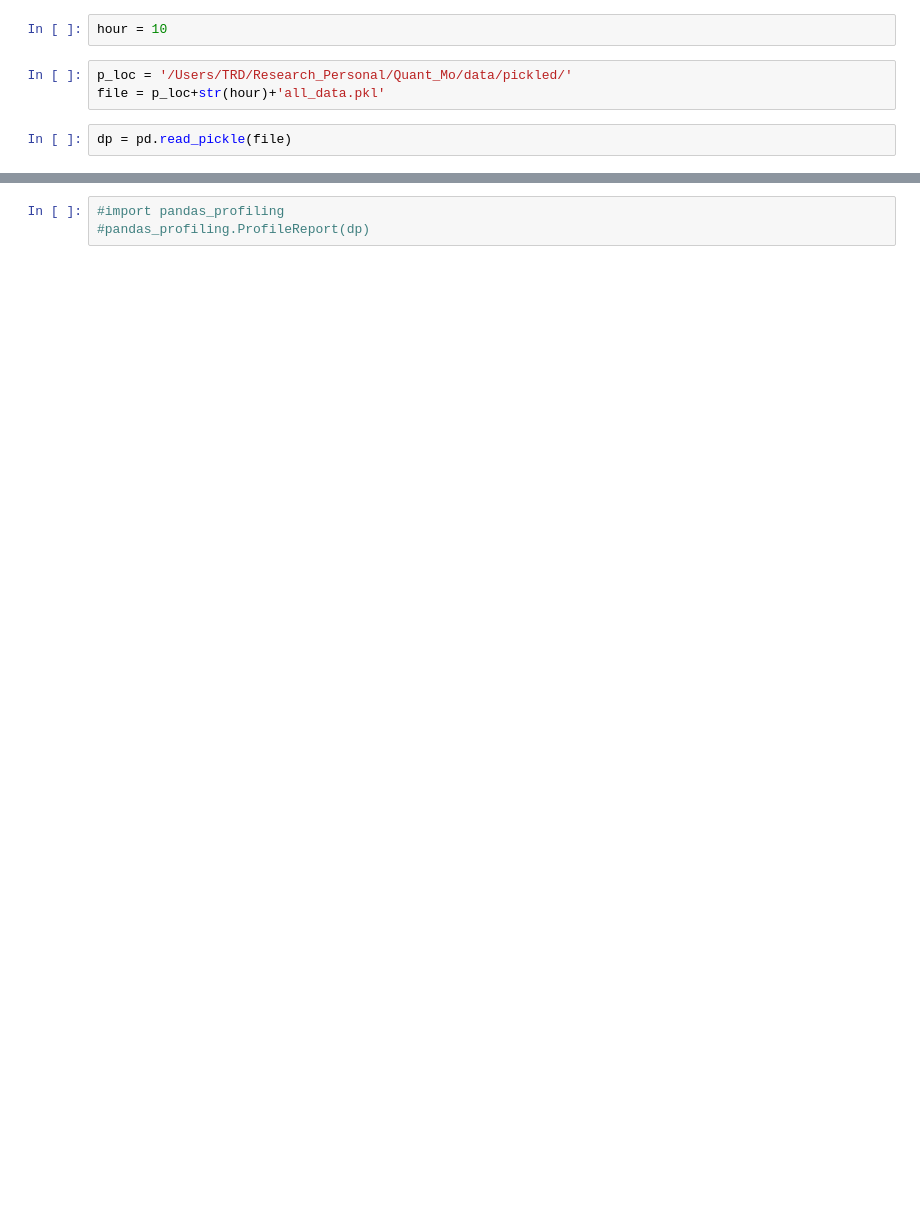
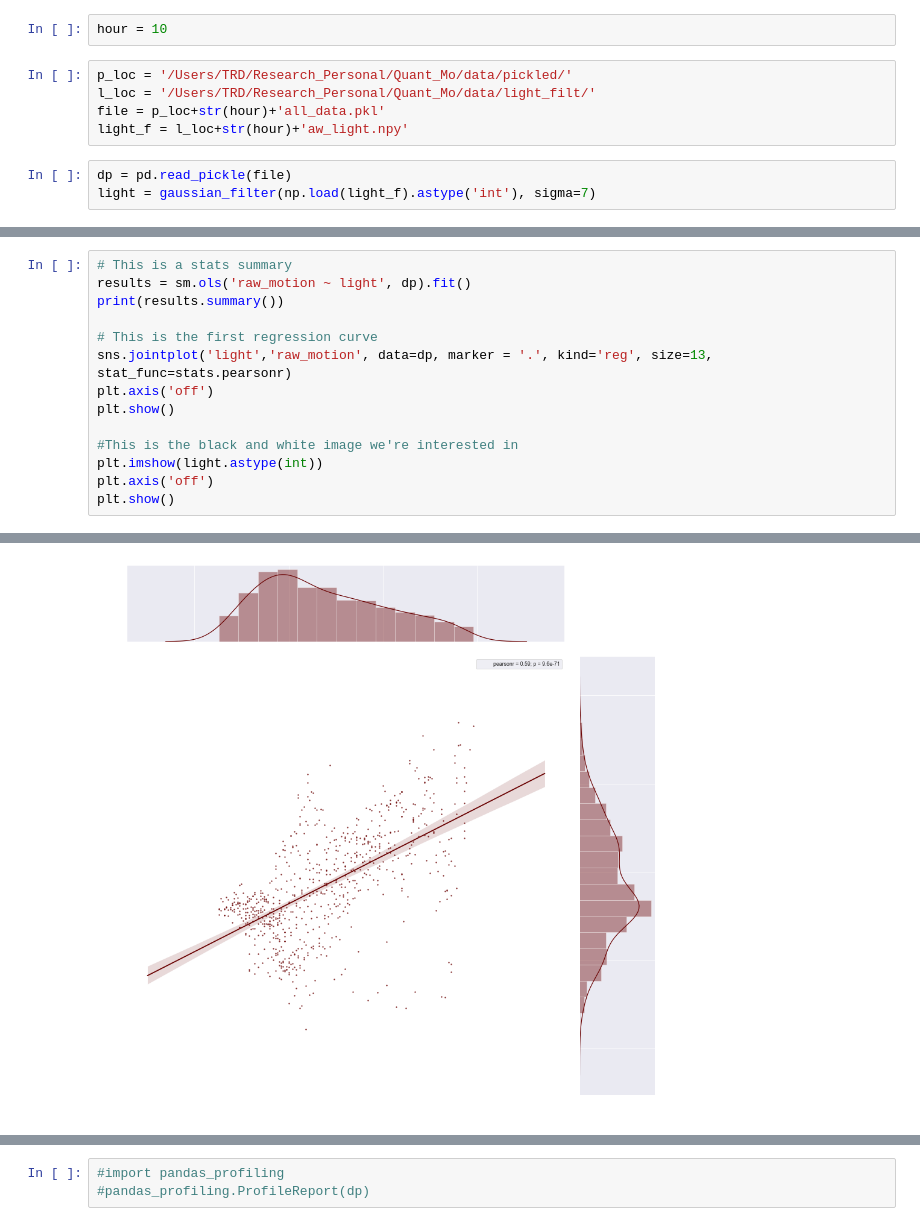
Before and after one commit to trdougherty/Quant_Mo, a Jupyter notebook: pandas_pickle.ipynb, the cells around one changed output, grey strips where cells are left out. Cells and saved outputs as stored; diff of their text form; blank space fills up the shorter version.

```diff
--- a/pandas_pickle.ipynb
+++ b/pandas_pickle.ipynb
@@ -9,6 +25,9 @@ sns.set_palette(sns.color_palette('ocean'))
 hour = 10
 # %%
 p_loc = '/Users/TRD/Research_Personal/Quant_Mo/data/pickled/'
+l_loc = '/Users/TRD/Research_Personal/Quant_Mo/data/light_filt/'
 file = p_loc+str(hour)+'all_data.pkl'
+light_f = l_loc+str(hour)+'aw_light.npy'
 # %%
 dp = pd.read_pickle(file)
+light = gaussian_filter(np.load(light_f).astype('int'), sigma=7)
@@ -19,0 +44,15 @@ sns.jointplot('light','raw_motion', data=dp, size=13, kind='reg', marker='.')
+# %%
+# This is a stats summary
+results = sm.ols('raw_motion ~ light', dp).fit()
+print(results.summary())
+
+# This is the first regression curve
+sns.jointplot('light','raw_motion', data=dp, marker = '.', kind='reg', size=13, stat_func=stats.pearsonr)
+plt.axis('off')
+plt.show()
+
+#This is the black and white image we're interested in
+plt.imshow(light.astype(int))
+plt.axis('off')
+plt.show()
+# %% [output]
@@ -19,0 +76 @@ sns.jointplot('light','raw_motion', data=dp, size=13, kind='reg', marker='.')
+[figure, added]
```
Also changed, not shown: parts of 11 cells of this notebook, 20 other files.
